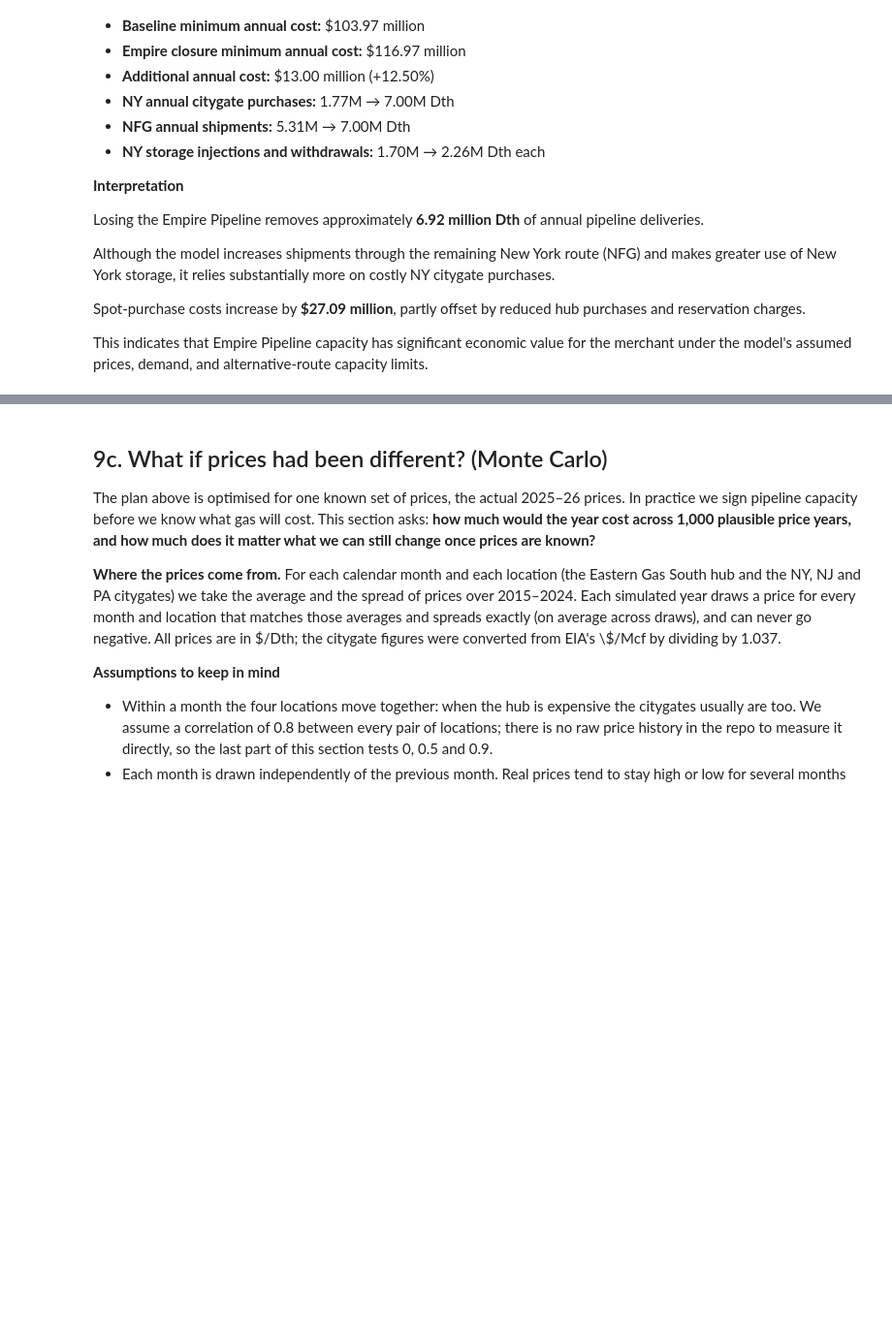
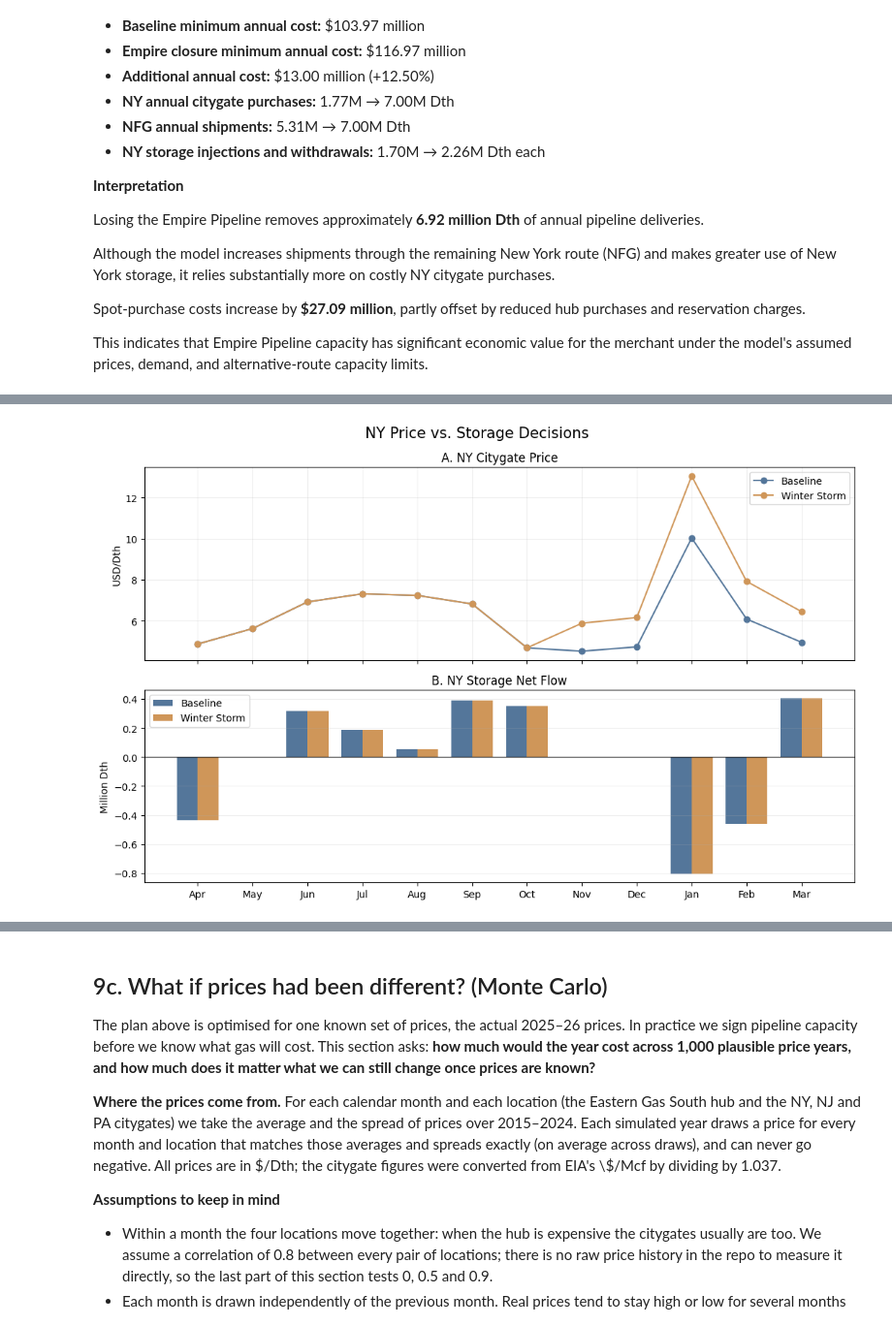
Before and after one commit to robjiakai/MidAtlanticGasMerchant, a Jupyter notebook: run_model.ipynb, the cells around one changed output, grey strips where cells are left out. Shown at 97% size. Drawn from its saved outputs; the diff is of its cells as text; code cells hidden in the pictures; blank space fills up the shorter version.

```diff
--- a/run_model.ipynb
+++ b/run_model.ipynb
@@ -697,0 +1012,90 @@ This indicates that Empire Pipeline capacity has significant economic value for
+# %%
+
+# 9b2 — Price vs. Storage Decisions
+
+fig, axes = plt.subplots(
+    2, 1, figsize=(11, 7), sharex=True
+)
+
+# A. New York Citygate price
+base_prices = [
+    base_data["pi"]["NY", t] for t in T
+]
+
+storm_prices = [
+    storm_data["pi"]["NY", t] for t in T
+]
+
+axes[0].plot(
+    MONTHS, base_prices,
+    marker="o", color="#54769a",
+    label="Baseline"
+)
+
+axes[0].plot(
+    MONTHS, storm_prices,
+    marker="o", color="#cf9659",
+    label="Winter Storm"
+)
+
+axes[0].set_title("A. NY Citygate Price")
+axes[0].set_ylabel("USD/Dth")
+axes[0].legend()
+axes[0].grid(alpha=0.2)
+
+# B. New York storage net flow
+base_net = [
+    (
+        base_sol["qin"]["M", t]
+        - base_sol["qout"]["M", t]
+    ) / 1e6
+    for t in T
+]
+
+storm_net = [
+    (
+        storm_sol["qin"]["M", t]
+        - storm_sol["qout"]["M", t]
+    ) / 1e6
+    for t in T
+]
+
+x = np.arange(12)
+width = 0.38
+
+axes[1].bar(
+    x - width/2, base_net, width,
+    color="#54769a",
+    label="Baseline"
+)
+
+axes[1].bar(
+    x + width/2, storm_net, width,
+    color="#cf9659",
+    label="Winter Storm"
+)
+
+axes[1].axhline(0, color="black", linewidth=0.8)
+axes[1].set_title("B. NY Storage Net Flow")
+axes[1].set_ylabel("Million Dth")
+axes[1].set_xticks(x)
+axes[1].set_xticklabels(MONTHS)
+axes[1].legend()
+axes[1].grid(axis="y", alpha=0.2)
+
+fig.suptitle(
+    "NY Price vs. Storage Decisions",
+    fontsize=15
+)
+
+plt.tight_layout()
+
+plt.savefig(
+    STORM_OUT / "02_price_vs_storage.png",
+    dpi=200,
+    bbox_inches="tight"
+)
+
+plt.show()
+# %% [output]
+[figure, added]
```
Also changed, not shown: parts of 11 cells of this notebook.
